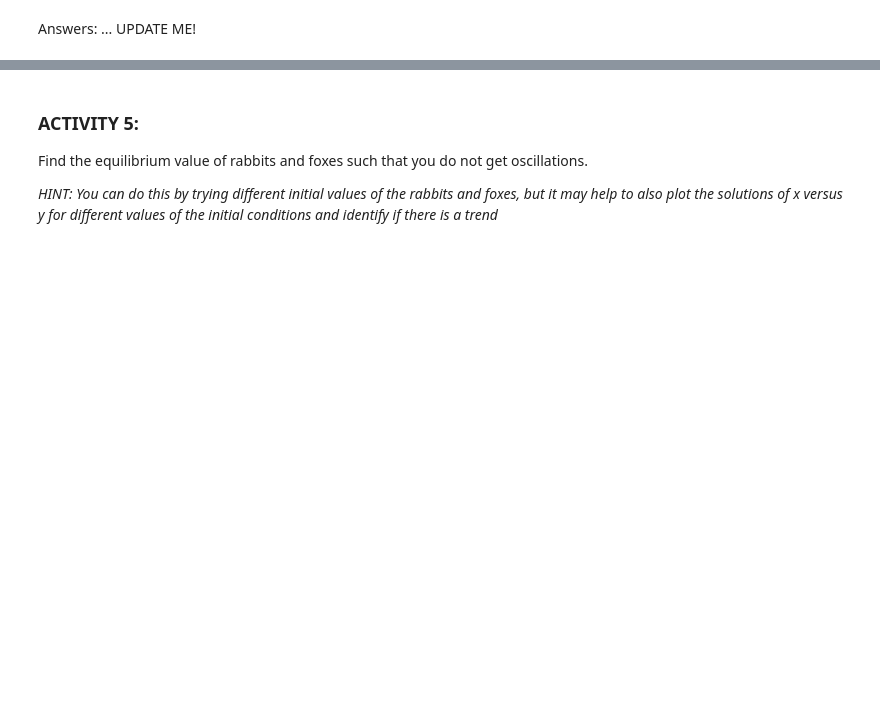
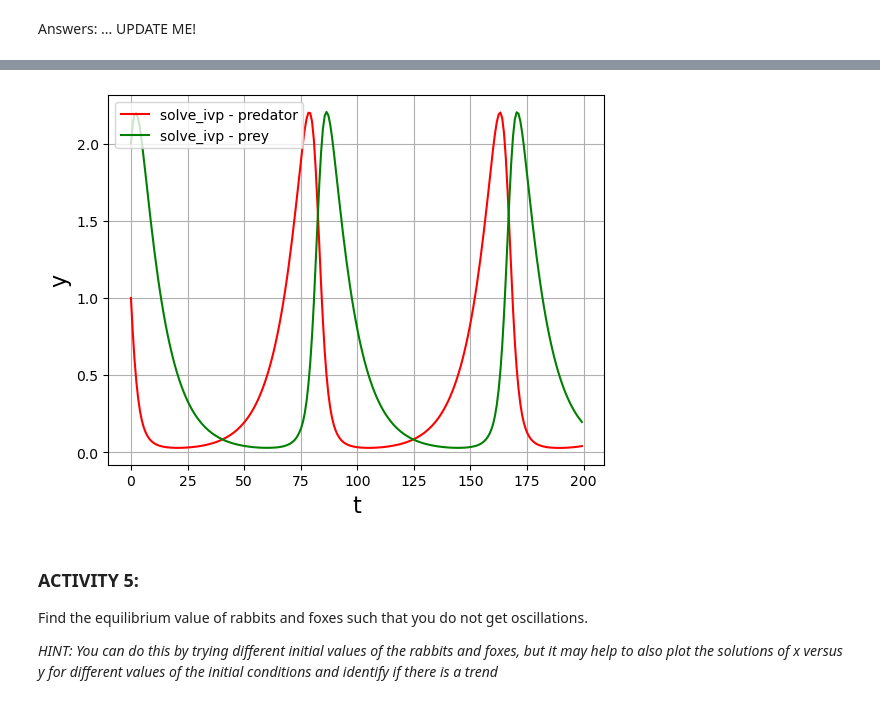
Before and after one commit to KAClough/TopicsInSciComp, a Jupyter notebook: Notebooks/Week3_LabExercises.ipynb, the cells around one changed output, grey strips where cells are left out. Saved outputs shown, nothing was run; the diff lists cells and outputs as text; code cells hidden in the pictures; blank space fills up the shorter version.

```diff
--- a/Notebooks/Week3_LabExercises.ipynb
+++ b/Notebooks/Week3_LabExercises.ipynb
@@ -299,7 +333,47 @@ plt.legend(loc='best');
 # %%
 # Your solution here for the predator-prey equations !
 
+from scipy.integrate import solve_ivp
+
+#fix alpha and beta
+a = 0.1 #first parameter
+b = 0.2 #second parameter
+
+#fix gamma and delta
+c = 0.1 #third parameter
+d = 0.2 #fourth parameter
+
+# Note that the function has to take t as the first argument and y as the second
+
+
+
+
+def calculate_equation_dydt(t, y):
+    """Returns the gradient dy/dt for the second equation"""
+    dydt = np.zeros_like(y)
+    dydt = np.array([a*y[0]-b*y[0]*y[1], d*y[0]*y[1]-c*y[1]])
+    return dydt
+
+max_time = 200.0
+N_time_steps = 250
+delta_t = max_time / N_time_steps
+t_solution = np.linspace(0.0, max_time-delta_t, N_time_steps) # values of independent variable
+y0 = np.array([1,2]) # an initial condition, y(0) = y0, note it needs to be an array
+
+solution = solve_ivp(calculate_equation_dydt, [0,max_time], y0,
+                        method='RK45', t_eval=t_solution)
+
+plt.grid()
+plt.xlabel("t", fontsize=16)
+plt.ylabel("y", fontsize=16)
+plt.plot(solution.t, solution.y[0], 'r-', label="solve_ivp - predator")
+plt.plot(solution.t, solution.y[1], 'g-', label="solve_ivp - prey")
+plt.legend(loc='best');
+
+
 # UPDATE ME!
+# %% [output]
+[figure, added]
 # %% [markdown]
 ### ACTIVITY 5:
 
```
Also changed, not shown: parts of 5 cells of this notebook.
